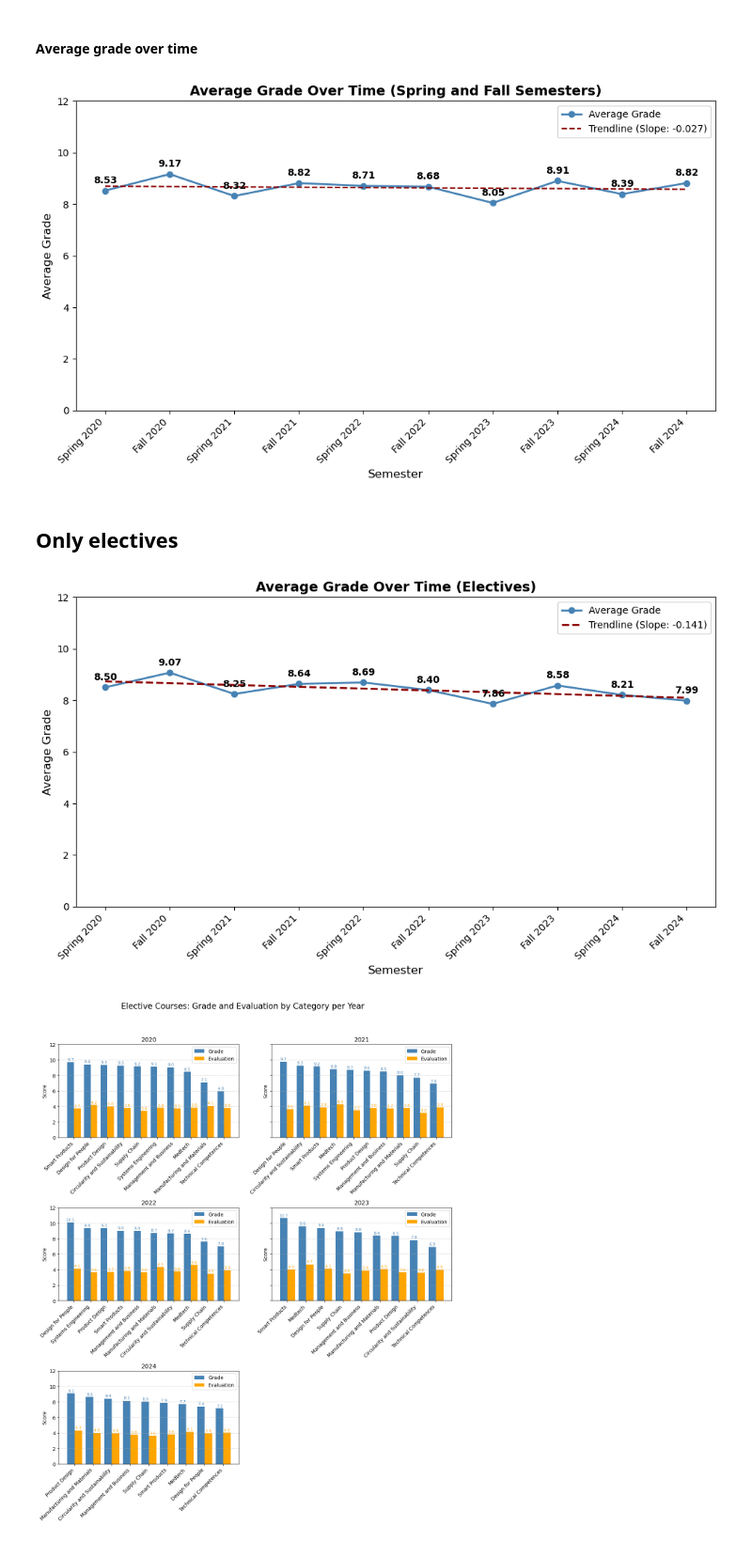
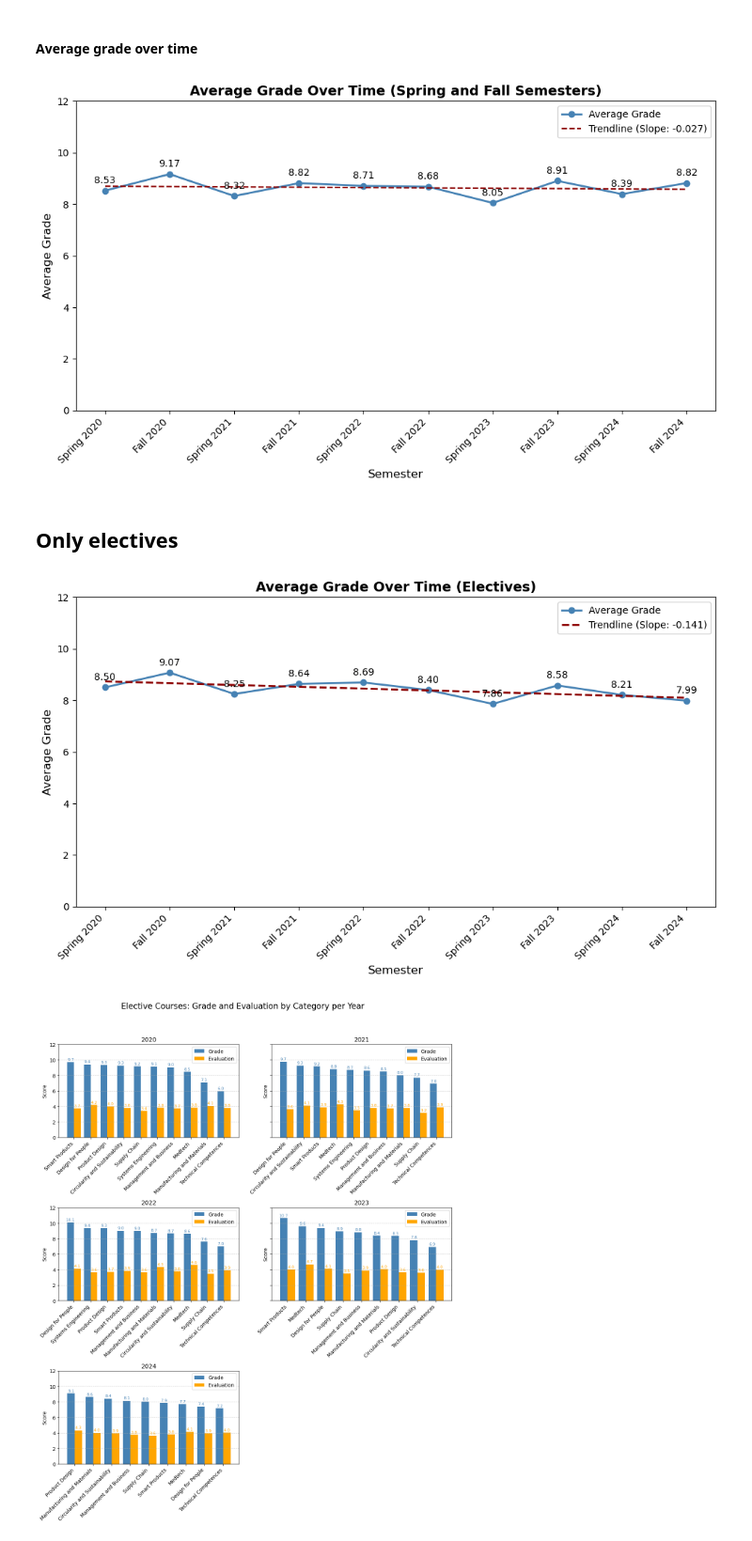
Before and after one commit to Alex-Nielsen-manden/Alex-Nielsen-manden.github.io, a Jupyter notebook: Data load/Final Project B.ipynb, the cells around one changed output. Shown at 94% size. Cells and saved outputs as stored; diff of their text form; code cells hidden in the pictures.

```diff
--- a/Data load/Final Project B.ipynb
+++ b/Data load/Final Project B.ipynb
@@ -598,35 +598,35 @@ plt.xticks(x_ticks, labels=x_labels, rotation=45, ha='right', fontsize=10)
 
 # Add data labels on the plot for each point with bold annotation
 for i, row in grades_over_time.iterrows():
     plt.text(row['Time'], row['Average grade'] + 0.2, f"{row['Average grade']:.2f}",
-             ha='center', va='bottom', fontsize=10, fontweight='bold', color='black')
+             ha='center', va='bottom', fontsize=10, color='black')
 
 # Remove the grid for a cleaner look
 plt.grid(False)
 
 # Annotate the trendline with an arrow and label
 plt.annotate(f'Trend: {slope_label}',
              xy=(0.8, 10),  # Position near the trendline (adjust for better visibility)
              xytext=(0.8, 9),  # Slightly shifted to make space for the label
              textcoords='figure fraction',
              fontsize=12,
              ha='center',
              va='center',
              color='darkred',
              bbox=dict(facecolor='white', edgecolor='darkred', boxstyle='round,pad=0.3'),
              arrowprops=dict(arrowstyle="->", connectionstyle="arc3,rad=.3", color='darkred'))
 
 # Show the legend
 plt.legend()
 
 # Adjust layout for better spacing
 plt.tight_layout()
 
 plt.savefig("average_grade_semester.png", dpi=300, bbox_inches="tight")
 # Show the plot
 plt.show()
 # %% [output]
-[figure, old version]
+[figure, new version]
 # %% [markdown]
 ## Only electives
 # %%
@@ -689,7 +689,7 @@ plt.xticks(x_ticks, labels=x_labels, rotation=45, ha='right', fontsize=10)
 # Annotate data points
 for i, row in grades_over_time.iterrows():
     plt.text(row['Time'], row['Average grade'] + 0.2, f"{row['Average grade']:.2f}",
-             ha='center', va='bottom', fontsize=10, fontweight='bold', color='black')
+             ha='center', va='bottom', fontsize=10, color='black')
 
 # No grid, clean legend
 plt.grid(False)
@@ -700,7 +700,7 @@ plt.tight_layout()
 plt.savefig("average_grade_semester_electives.png", dpi=300, bbox_inches="tight")
 plt.show()
 # %% [output]
-[figure, old version]
+[figure, new version]
 # %%
 # Copy and filter for electives
 df_n4 = CD.copy()
```
Also changed, not shown: parts of 4 cells of this notebook, 6 other files.
